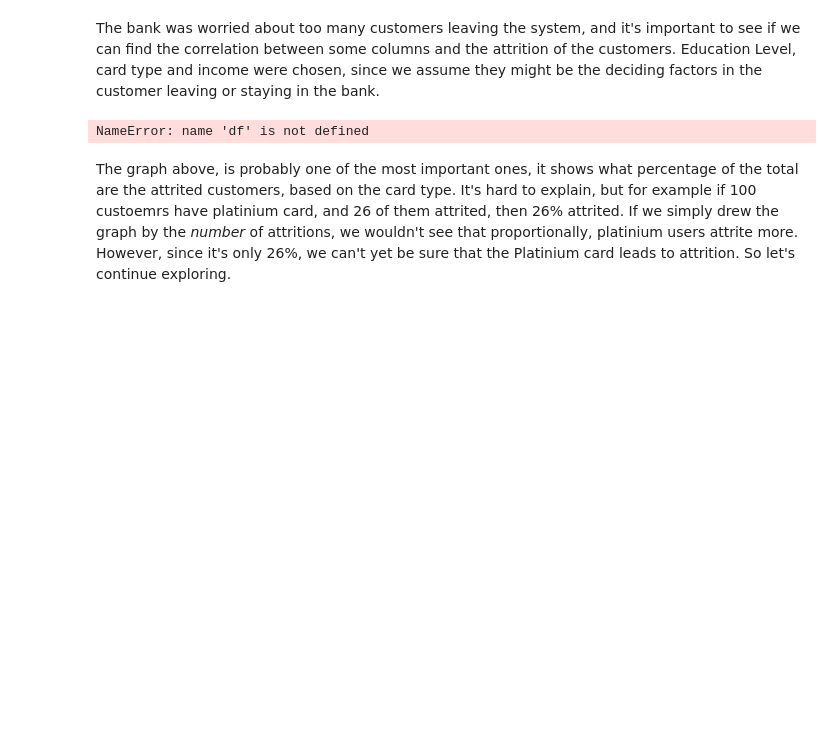
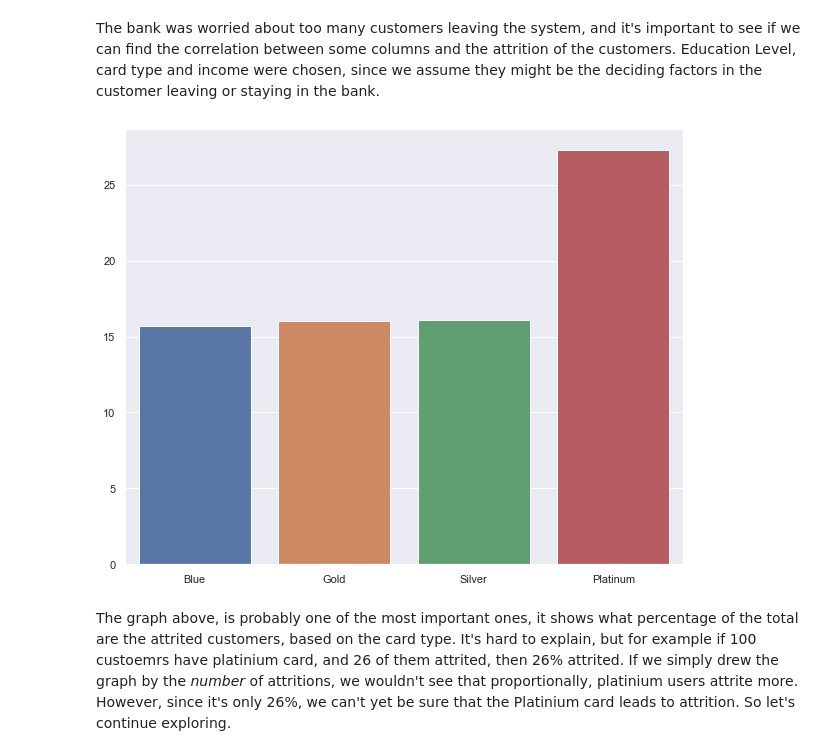
Before and after one commit to data301-2020-winter2/course-project-group_1024, a Jupyter notebook: analysis/submitted/Untitled.ipynb, the cells around one changed output. Drawn from its saved outputs; the diff is of its cells as text; code cells hidden in the pictures; blank space fills up the shorter version.

```diff
--- a/analysis/submitted/Untitled.ipynb
+++ b/analysis/submitted/Untitled.ipynb
@@ -37,16 +44,16 @@ NameError: name 'project_functions' is not defined
 The bank was worried about too many customers leaving the system, and it's important to see if we can find the correlation between some columns and the attrition of the customers. Education Level, card type and income were chosen, since we assume they might be the deciding factors in the customer leaving or staying in the bank.
 # %%
 attrited_rows = df.loc[df['Attrition_Flag'] == "Attrited Customer"]
-sns.set(rc={'figure.figsize':(10,8)}) #increase the size of the graph
+project_functions.sns.set(rc={'figure.figsize':(10,8)}) #increase the size of the graph
 percentages = []
 # get the percentage of attrited  from the total number
 for cardType in df["Card Type"].unique():
     percentages.append((len(attrited_rows[attrited_rows["Card Type"]==cardType])*100)/len(df[df["Card Type"]==cardType]))
 cards = df["Card Type"].unique()
-catp = sns.barplot(data=attrited_rows, y = percentages,
+catp = project_functions.sns.barplot(data=attrited_rows, y = percentages,
                    x=cards)
 # %% [output]
-NameError: name 'df' is not defined
+[figure, added]
 # %% [markdown]
 The graph above, is probably one of the most important ones, it shows what percentage of the total are the attrited customers, based on the card type. It's hard to explain, but for example if 100 custoemrs have platinium card, and 26 of them attrited, then 26% attrited. If we simply drew the graph by the *number* of attritions, we wouldn't see that proportionally, platinium users attrite more. However, since it's only 26%, we can't yet be sure that the Platinium card leads to attrition. So let's continue exploring.
 # %%
```
Also changed, not shown: parts of 5 cells of this notebook, 1 other file.
